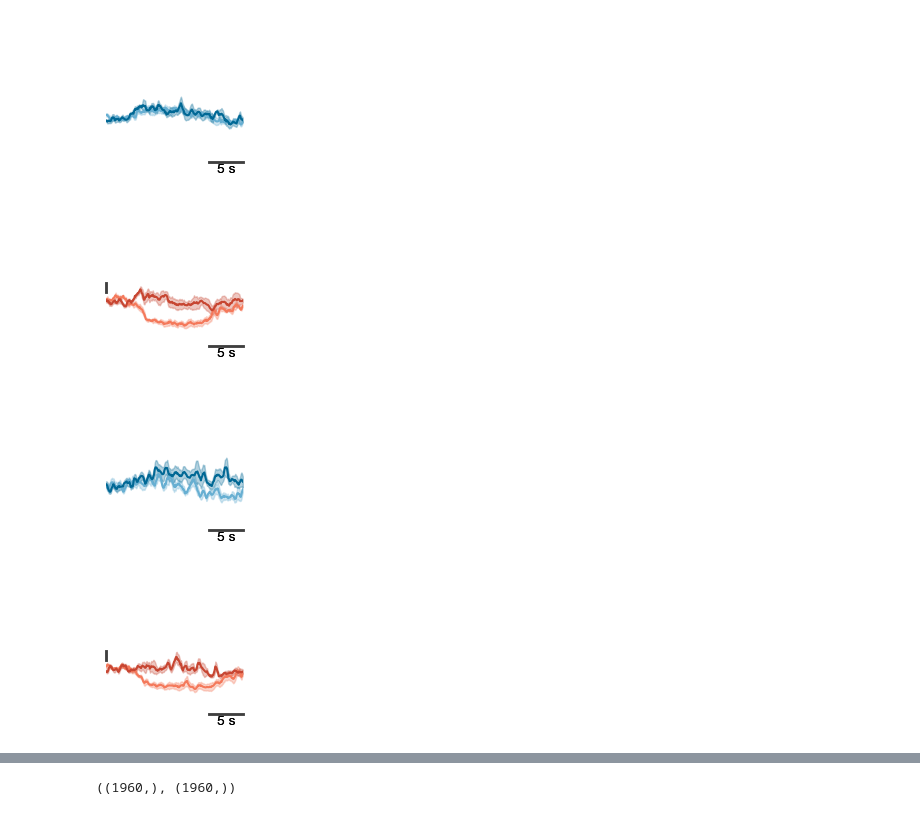
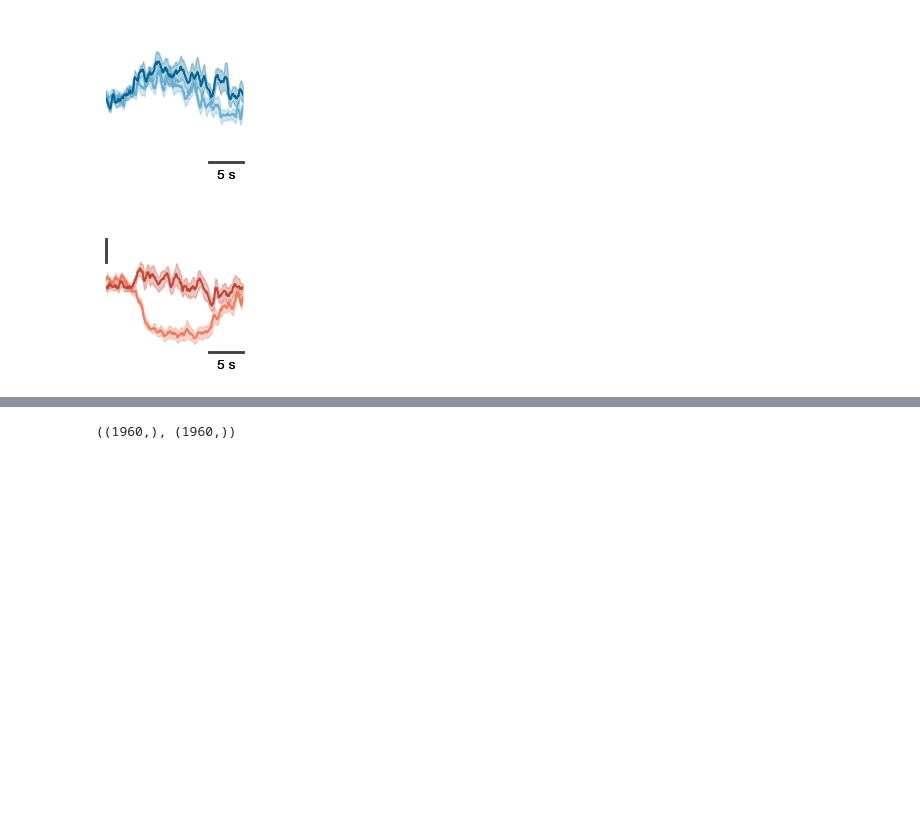
Before and after one commit to jaimemcc/bazzino, a Jupyter notebook: notebooks/figs_for_ang_vel.ipynb, the cells around one changed output, grey strips where cells are left out. Saved outputs shown, nothing was run; the diff lists cells and outputs as text; code cells hidden in the pictures; blank space fills up the shorter version.

```diff
--- a/notebooks/figs_for_ang_vel.ipynb
+++ b/notebooks/figs_for_ang_vel.ipynb
@@ -16,7 +16,7 @@ plt.rcParams['savefig.dpi'] = 300
 plt.rcParams['savefig.transparent'] = True
 colors = ["#67AFD2", "#016895", "#F4795B", "#C74632"]
 
-savefigs = False
+savefigs = True
 
 DATAFOLDER = Path("..//data")
 RESULTSFOLDER = Path("..//results")
@@ -64,3 +24,10 @@ x_vel.shape
+# %%
+with open(DATAFOLDER / "bazzino_data.pickle", "rb") as f:
+    data = dill.load(f)
+
+x_array = data["x_array"]
+snips_photo = data["snips_photo"]
+snips_vel = data["snips_vel"]
 # %%
 def smooth_array(arr, window_size=5):
     """
@@ -204,9 +130,7 @@ if savefigs:
 # %%
-def get_mean_snips(snips, x_array, sex, condition):
-    if sex.upper() == "F" or sex.upper() == "M":
-        query_string = "condition == @condition & sex == @sex"
-    else:
-        query_string = "condition == @condition"
+def get_mean_snips(snips, x_array, condition):
+
+    query_string = "condition == @condition"
 
     snips_10, snips_45 = [], []
     for id in x_array.query(query_string + " & infusiontype == '10NaCl'").id.unique():
@@ -237,67 +161,42 @@ def plot_snips(snips_10, snips_45, ax, colors_10, colors_45, ylims, scalebar=Fal
         ax.set_xticks([])
         ax.set_yticks([])
 
         ax.set_xlim([0, 20])
         ax.set_ylim(ylims)
         ax.plot([15,20], [ylims[0], ylims[0]], color="black", lw=2, alpha=0.5, clip_on=False)
-        ax.text(17.5, ylims[0]-0.1, "5 s", ha="center", va="top", fontsize=10)
+        ax.text(17.5, ylims[0]-0.3, "5 s", ha="center", va="top", fontsize=10)
 
         if scalebar:
             ax.plot([0, 0], [1, 2], color="black", lw=2, alpha=0.5, clip_on=False)
-
-        # print(ax.get_ylim(), ax.get_xlim())
-
 
 def get_auc(snips):
     auc = []
     for snip in snips:
         auc.append(np.trapz(snip[50:150]))
     return np.array(auc)
 
 # savefigs = False
-ylims = [-5, 10]
+ylims = [-3, 3]
 
-# female, replete
+# replete
 f, ax = init_figure()
 
-snips_10, snips_45 = get_mean_snips(snips_vel, x_vel, "F", "replete")
+snips_10, snips_45 = get_mean_snips(snips_vel, x_array, "replete")
 plot_snips(snips_10, snips_45, ax, colors[0], colors[1], ylims)
-f_replete_aucs = [get_auc(snips_10), get_auc(snips_45)]
+replete_aucs = [get_auc(snips_10), get_auc(snips_45)]
 
 if savefigs:
-    f.savefig(FIGSFOLDER / "snips_vel_female_replete.pdf")
+    f.savefig(FIGSFOLDER / "snips_vel_replete.pdf")
 
-# female, deplete
+# deplete
 f, ax = init_figure()
 
-snips_10, snips_45 = get_mean_snips(snips_vel, x_vel, "F", "deplete")
+snips_10, snips_45 = get_mean_snips(snips_vel, x_array, "deplete")
 plot_snips(snips_10, snips_45, ax, colors[2], colors[3], ylims, scalebar=True)
-f_deplete_aucs = [get_auc(snips_10), get_auc(snips_45)]
+deplete_aucs = [get_auc(snips_10), get_auc(snips_45)]
 
 if savefigs:
-    f.savefig(FIGSFOLDER / "snips_vel_female_deplete.pdf")
-
-# male, replete
-f, ax = init_figure()
-
-snips_10, snips_45 = get_mean_snips(snips_vel, x_vel, "M", "replete")
-plot_snips(snips_10, snips_45, ax, colors[0], colors[1], ylims)
-m_replete_aucs = [get_auc(snips_10), get_auc(snips_45)]
-
-if savefigs:
-    f.savefig(FIGSFOLDER / "snips_vel_male_replete.pdf")
-
-# male, deplete
-f, ax = init_figure()
-
-snips_10, snips_45 = get_mean_snips(snips_vel, x_vel, "M", "deplete")
-plot_snips(snips_10, snips_45, ax, colors[2], colors[3], ylims, scalebar=True)
-m_deplete_aucs = [get_auc(snips_10), get_auc(snips_45)]
-
-if savefigs:
-    f.savefig(FIGSFOLDER / "snips_vel_male_deplete.pdf")
+    f.savefig(FIGSFOLDER / "snips_vel_deplete.pdf")
 # %% [output]
-[figure, old version]
+[figure, new version]
-[figure, old version]
+[figure, new version]
-[figure, removed]
-[figure, removed]
```
Also changed, not shown: parts of 11 cells of this notebook, 2 other files.
